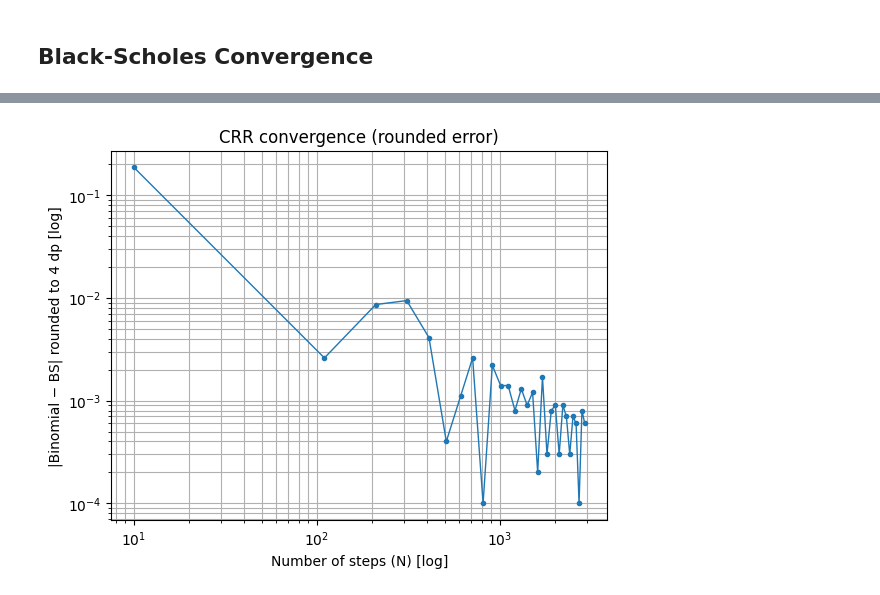
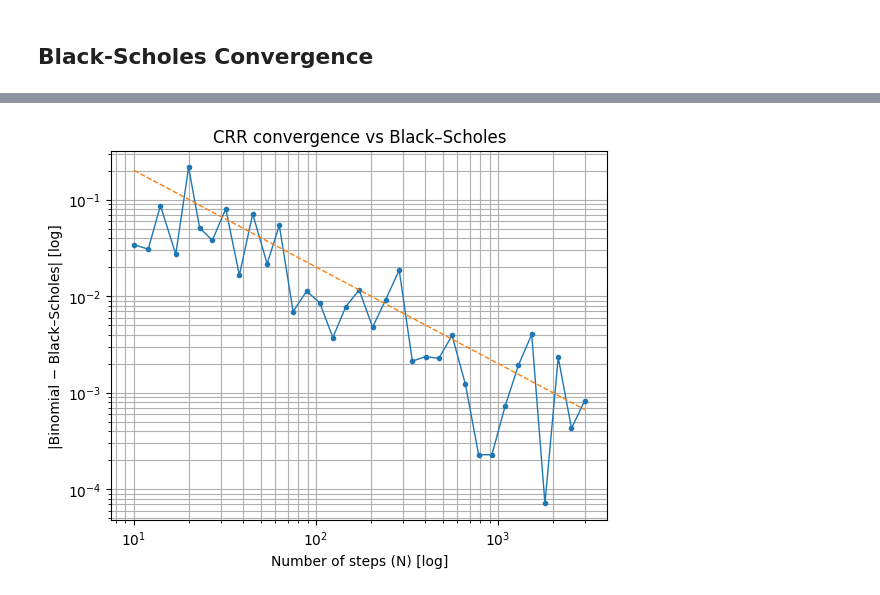
Before and after one commit to Emad-Eldin-G/CRR_Binomial_Options_Pricing, a Jupyter notebook: python_workbook.IPYNB, the cells around one changed output, grey strips where cells are left out. Saved outputs shown, nothing was run; the diff lists cells and outputs as text; code cells hidden in the pictures.

```diff
--- a/python_workbook.IPYNB
+++ b/python_workbook.IPYNB
@@ -23,9 +23,9 @@ def calc_runtime(func):
 # Initialize input data
 # %%
 S0 = 100.0     # Initial Stock Price
-K = 110.0      # Strike Price
+K = 120.0      # Strike Price
 r = 0.06      # Risk-free interest rate
-T = 2          # Time to maturity in years
+T = 5          # Time to maturity in years
 N = 2000        # Number of time steps
 vol = 0.2      # Volatility of the underlying stock (user input)
 opttype = "C"  # "C" for Call, "P" for Put
@@ -132,5 +162,7 @@ def binomial_option_price_npv(S0, K, T, r, N, u, d, opttype='C', optclass="E") -
 # %% [markdown]
 ## Tests
 # %%
-print(binomial_option_price_dp(S0, K, T, r, N, *crr_up_down(vol, T / N), opttype, optclass))
+u, d = crr_up_down(vol, T / N)
+print(binomial_option_price_dp(S0, K, T, r, N, u, d, opttype, optclass))
+print(binomial_option_price_npv(S0, K, T, r, N, u, d, opttype, optclass))
 # %% [output]
@@ -139,41 +174,89 @@ binomial_option_price_dp(((100.0, 110.0, 2, 0.06, 2000, np.float64(1.00634459755
 # %% [markdown]
 ## Black-Scholes Convergence
 # %%
-def norm_cdf(x):
-    return 0.5 * (1.0 + math.erf(x / math.sqrt(2.0)))
+import math
+import numpy as np
+import matplotlib.pyplot as plt
 
-def bs_price(S0, K, r, T, vol, opttype="C"):
-    d1 = (math.log(S0 / K) + (r + 0.5 * vol**2) * T) / (vol * math.sqrt(T))
-    d2 = d1 - vol * math.sqrt(T)
-    if opttype.upper() == "C":
-        return S0 * norm_cdf(d1) - K * math.exp(-r*T) * norm_cdf(d2)
+# -------------------------
+# Normal CDF
+# -------------------------
+_INV_SQRT2 = 1.0 / math.sqrt(2.0)
+
+def norm_cdf(x: float) -> float:
+    """Standard normal CDF using erf; stable and fast."""
+    return 0.5 * (1.0 + math.erf(x * _INV_SQRT2))
+
+# -------------------------
+# Black–Scholes price
+# -------------------------
+def bs_price(S0: float, K: float, r: float, T: float, vol: float, opttype: str = "C") -> float:
+    """
+    Black–Scholes price for European options, no dividends.
+    opttype: 'C' (call) or 'P' (put)
+    """
+    if S0 <= 0 or K <= 0:
+        raise ValueError("S0 and K must be > 0.")
+    if T <= 0:
+        # At expiry: value = intrinsic
+        if opttype.upper().startswith("C"):
+            return max(S0 - K, 0.0)
+        return max(K - S0, 0.0)
+    if vol <= 0:
+        # Deterministic forward
+        fwd = S0 * math.exp(r * T)
+        discK = K * math.exp(-r * T)
+        if opttype.upper().startswith("C"):
+            return max(S0 - discK, 0.0) if fwd > K else 0.0
+        return max(discK - S0, 0.0) if fwd < K else 0.0
+
+    sqrtT = math.sqrt(T)
+    vsqrtT = vol * sqrtT
+    d1 = (math.log(S0 / K) + (r + 0.5 * vol * vol) * T) / vsqrtT
+    d2 = d1 - vsqrtT
+    disc = math.exp(-r * T)
+
+    if opttype.upper().startswith("C"):
+        return S0 * norm_cdf(d1) - K * disc * norm_cdf(d2)
     else:
-        return K * math.exp(-r*T) * norm_cdf(-d2) - S0 * norm_cdf(-d1)
+        return K * disc * norm_cdf(-d2) - S0 * norm_cdf(-d1)
 
+# -------------------------
+# Convergence experiment
+# -------------------------
+# Choose a better N grid: denser at small N, fewer points at big N
+Ns = np.unique(np.round(np.logspace(math.log10(10), math.log10(3000), 35)).astype(int))
 
-Ns = list(range(10, 3000, 100))
 prices = []
 for N in Ns:
-    prices.append(binomial_option_price_dp(
-        S0, K, T, r, N, *crr_up_down(vol, T / N), opttype, optclass
-    ))
+    u, d = crr_up_down(vol, T / N)
+    prices.append(binomial_option_price_npv(S0, K, T, r, int(N), u, d, opttype, optclass))
 
 bs = bs_price(S0, K, r, T, vol, opttype)
+errors = np.abs(np.array(prices) - bs)
 
-# Round errors to 4 dp
-errors = [round(abs(p - bs), 4) for p in prices]
+# Avoid log(0) without ruining scale
+eps = np.finfo(float).tiny
+errors_for_log = np.maximum(errors, eps)
 
-# If you want log-log, log(0) is invalid, so bump zeros slightly
-eps = 1e-6
-errors_for_log = [e if e > 0 else eps for e in errors]
-
+# -------------------------
+# Plot
+# -------------------------
 plt.figure()
 plt.plot(Ns, errors_for_log, marker="o", linewidth=1, markersize=3)
 plt.xscale("log")
 plt.yscale("log")
 plt.xlabel("Number of steps (N) [log]")
-plt.ylabel("|Binomial − BS| rounded to 4 dp [log]")
-plt.title("CRR convergence (rounded error)")
+plt.ylabel("|Binomial − Black–Scholes| [log]")
+plt.title("CRR convergence vs Black–Scholes")
+
+# Optional: add a reference slope line (visual guide)
+# Choose a point and draw ~1/N line through it
+ref_idx = len(Ns) // 2
+refN = Ns[ref_idx]
+refE = errors_for_log[ref_idx]
+plt.plot(Ns, refE * (refN / Ns), linestyle="--", linewidth=1)  # ~O(1/N)
+
 plt.grid(True, which="both")
 plt.show()
 # %% [output]
@@ -180 +280 @@ plt.show()
-[figure, old version]
+[figure, new version]
```
Also changed, not shown: parts of 4 cells of this notebook, 16 other files.
